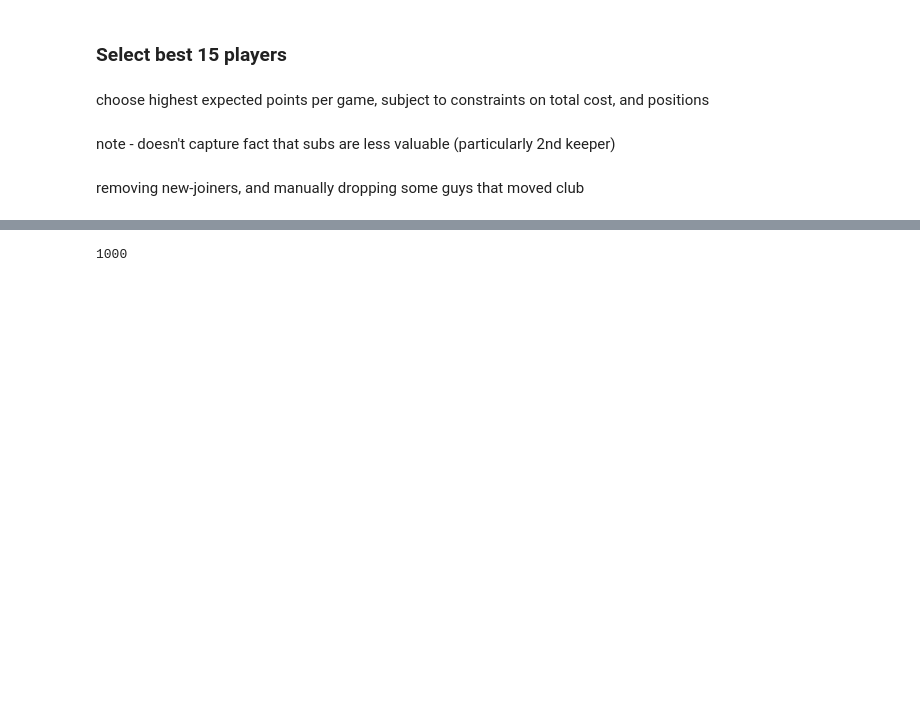
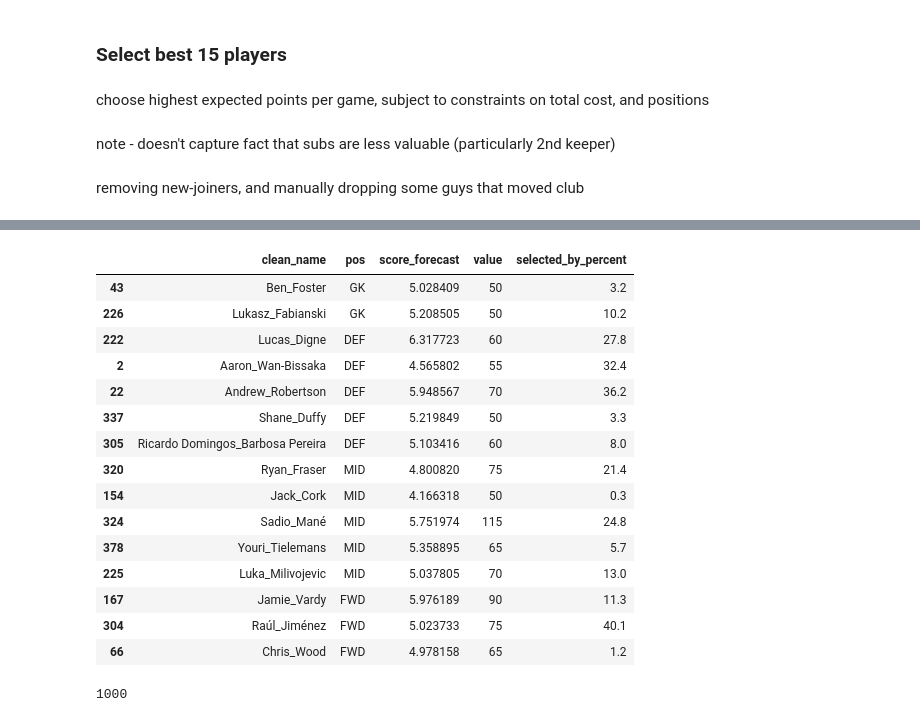
Before and after one commit to stevieg3/fpl-analysis, a Jupyter notebook: notebooks/exploration/1.2-Pick-team.ipynb, the cells around one changed output, grey strips where cells are left out. Drawn from its saved outputs; the diff is of its cells as text; code cells hidden in the pictures; blank space fills up the shorter version.

```diff
--- a/notebooks/exploration/1.2-Pick-team.ipynb
+++ b/notebooks/exploration/1.2-Pick-team.ipynb
@@ -57,4 +87,4 @@ def select_best_15(data,prediction_col):
 
     return status, prob, [int(f.name.replace('Players_','')) for f in prob.variables() if f.varValue == 1 ]
 # %%
-_, _, selections_lgb = select_best_15(selection_df,'score_forecast')
+_, _, selections_lgb_15 = select_best_15(selection_df,'score_forecast')
@@ -85,3 +113,22 @@ selected_lgb = show_team(selection_df,selections_lgb); selected_lgb
+# %%
+selected_lgb_15 = show_team(selection_df,selections_lgb_15); selected_lgb_15
+# %% [output]
+|  | clean_name | pos | score_forecast | value | selected_by_percent |
+| 43 | Ben_Foster | GK | 5.028409 | 50 | 3.2 |
+| 226 | Lukasz_Fabianski | GK | 5.208505 | 50 | 10.2 |
+| 222 | Lucas_Digne | DEF | 6.317723 | 60 | 27.8 |
+| 2 | Aaron_Wan-Bissaka | DEF | 4.565802 | 55 | 32.4 |
+| 22 | Andrew_Robertson | DEF | 5.948567 | 70 | 36.2 |
+| 337 | Shane_Duffy | DEF | 5.219849 | 50 | 3.3 |
+| 305 | Ricardo Domingos_Barbosa Pereira | DEF | 5.103416 | 60 | 8.0 |
+| 320 | Ryan_Fraser | MID | 4.800820 | 75 | 21.4 |
+| 154 | Jack_Cork | MID | 4.166318 | 50 | 0.3 |
+| 324 | Sadio_Mané | MID | 5.751974 | 115 | 24.8 |
+| 378 | Youri_Tielemans | MID | 5.358895 | 65 | 5.7 |
+| 225 | Luka_Milivojevic | MID | 5.037805 | 70 | 13.0 |
+| 167 | Jamie_Vardy | FWD | 5.976189 | 90 | 11.3 |
+| 304 | Raúl_Jiménez | FWD | 5.023733 | 75 | 40.1 |
+| 66 | Chris_Wood | FWD | 4.978158 | 65 | 1.2 |
 # %%
 selected_lgb.value.sum()
 # %% [output]
```
Also changed, not shown: parts of 5 cells of this notebook, 2 other files.
